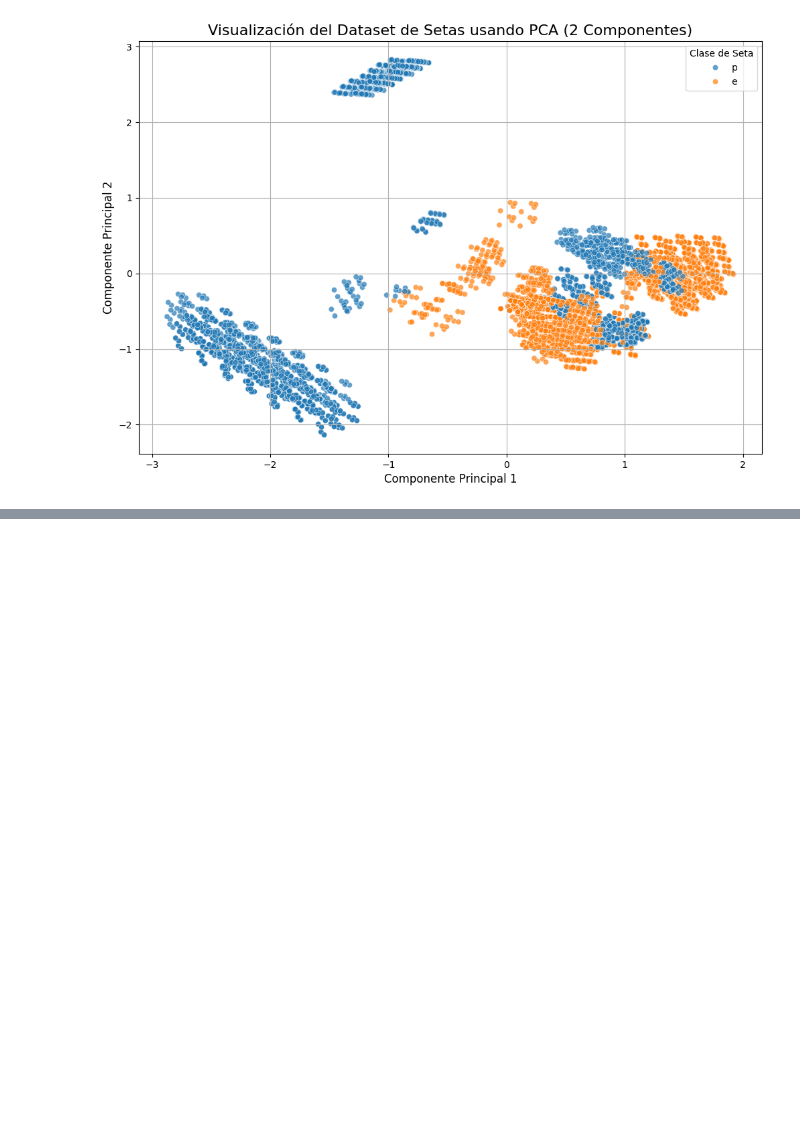
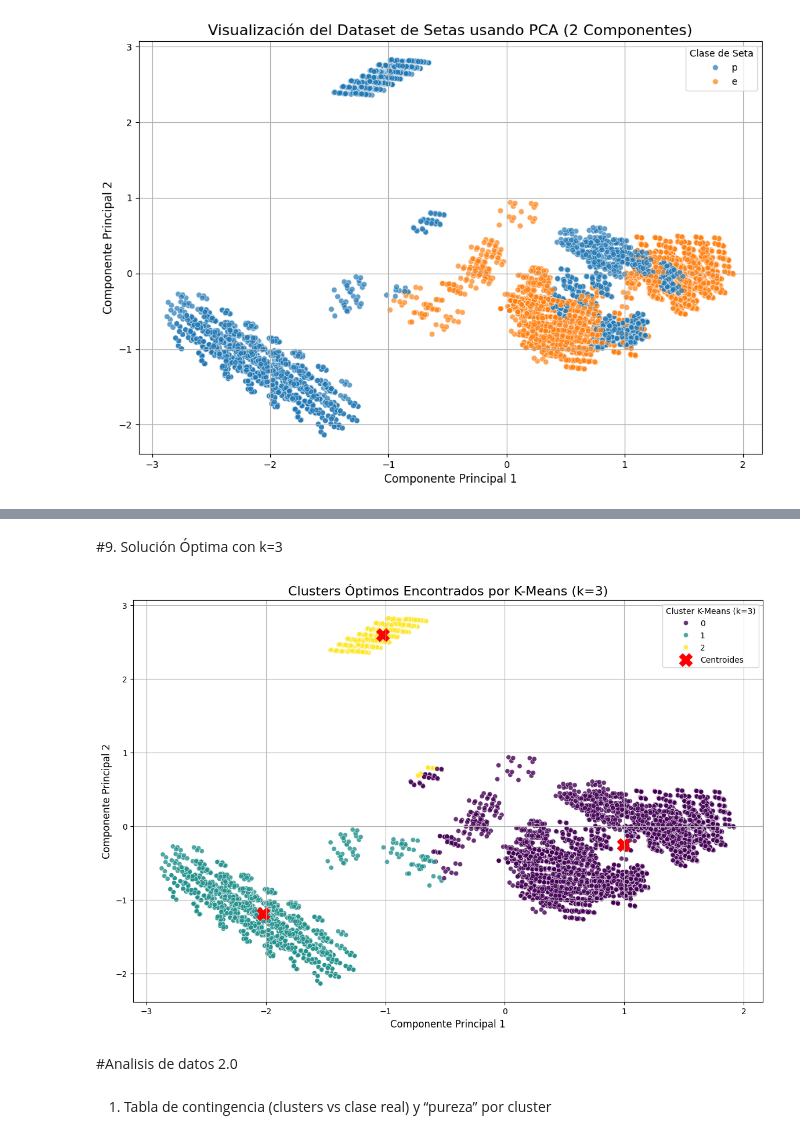
Before and after one commit to Kasthlen/kasthlen-aprendizaje-no-supervisado, a Jupyter notebook: kasthlen_clustering_pca.ipynb, the cells around one changed output, grey strips where cells are left out. Saved outputs shown, nothing was run; the diff lists cells and outputs as text; code cells hidden in the pictures; blank space fills up the shorter version.

```diff
--- a/kasthlen_clustering_pca.ipynb
+++ b/kasthlen_clustering_pca.ipynb
@@ -215,0 +300,30 @@ plt.show()
+# %% [markdown]
+#9. Solución Óptima con k=3
+# %%
+# Creamos y entrenamos el modelo K-Means con el número óptimo de clusters
+kmeans_optimal = KMeans(n_clusters=3, n_init='auto', random_state=42)
+cluster_labels_optimal = kmeans_optimal.fit_predict(X_for_kmeans)
+
+# Añadimos estas nuevas etiquetas a un nuevo DataFrame para no sobreescribir el anterior
+df_pca['cluster_kmeans_optimal'] = cluster_labels_optimal
+
+# Visualizamos el resultado
+plt.figure(figsize=(14, 9))
+sns.scatterplot(x='Componente Principal 1', y='Componente Principal 2', hue='cluster_kmeans_optimal', data=df_pca, alpha=0.8, palette='viridis')
+
+# Dibujamos los centroides
+centers_optimal = kmeans_optimal.cluster_centers_
+plt.scatter(centers_optimal[:, 0], centers_optimal[:, 1], c='red', s=250, marker='X', label='Centroides')
+
+plt.title('Clusters Óptimos Encontrados por K-Means (k=3)', fontsize=16)
+plt.xlabel('Componente Principal 1', fontsize=12)
+plt.ylabel('Componente Principal 2', fontsize=12)
+plt.legend(title='Cluster K-Means (k=3)')
+plt.grid(True)
+plt.show()
+# %% [output]
+[figure, added]
+# %% [markdown]
+#Analisis de datos 2.0
+# %% [markdown]
+1. Tabla de contingencia (clusters vs clase real) y “pureza” por cluster
```
Also changed, not shown: parts of 13 cells of this notebook.
